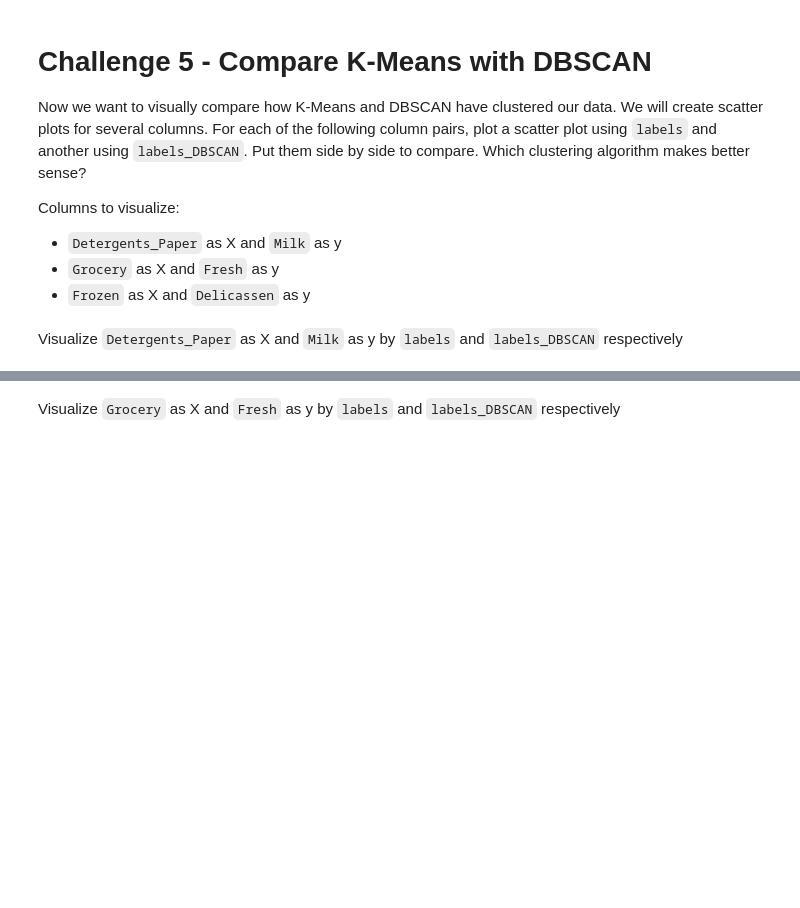
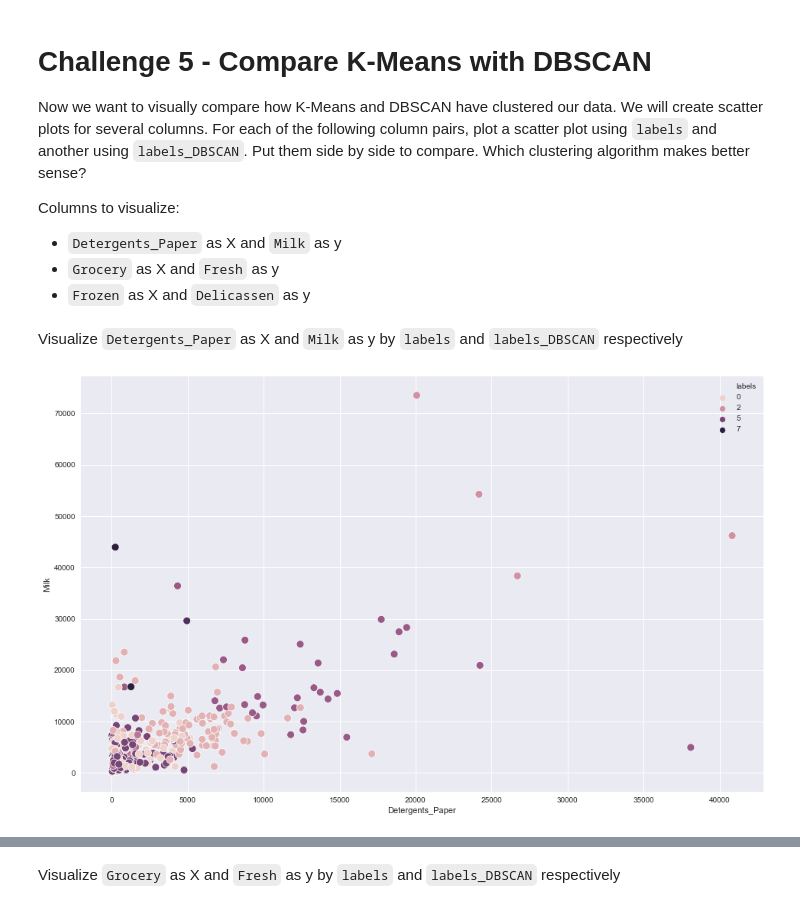
Before and after one commit to ironhack-bcn-data-pt/44-lab-unsupervised-learning, a Jupyter notebook: your-code/main.ipynb, the cells around one changed output, grey strips where cells are left out. Cells and saved outputs as stored; diff of their text form; code cells hidden in the pictures; blank space fills up the shorter version.

```diff
--- a/your-code/main.ipynb
+++ b/your-code/main.ipynb
@@ -337,0 +336,6 @@ Visualize `Detergents_Paper` as X and `Milk` as y by `labels` and `labels_DBSCAN
+# %%
+# Your code here:
+plt.figure(figsize=(16,10))
+sns.scatterplot(x='Detergents_Paper', y='Milk', hue= 'labels', s=100, data=df);
+# %% [output]
+[figure, added]
```
Also changed, not shown: parts of 11 cells of this notebook.
